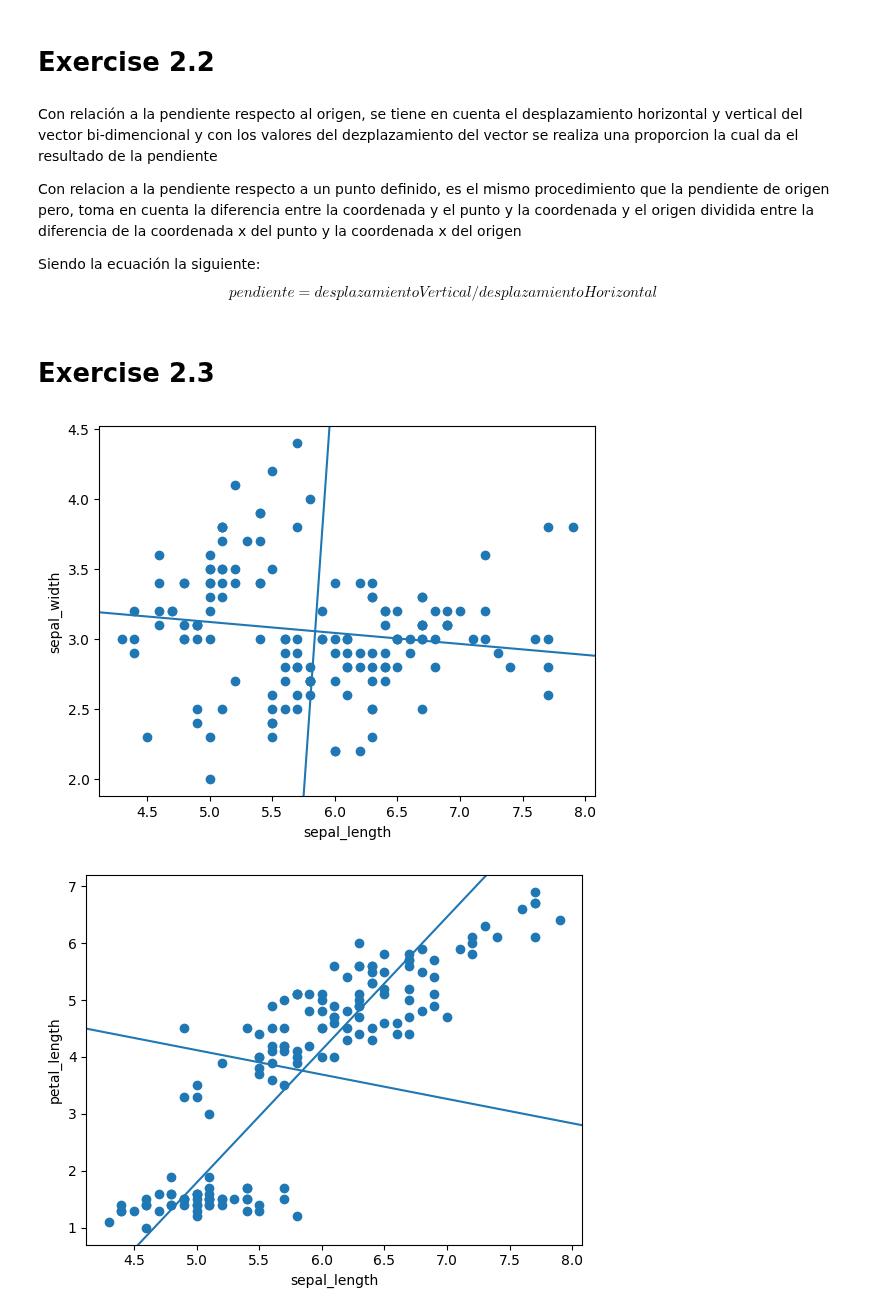
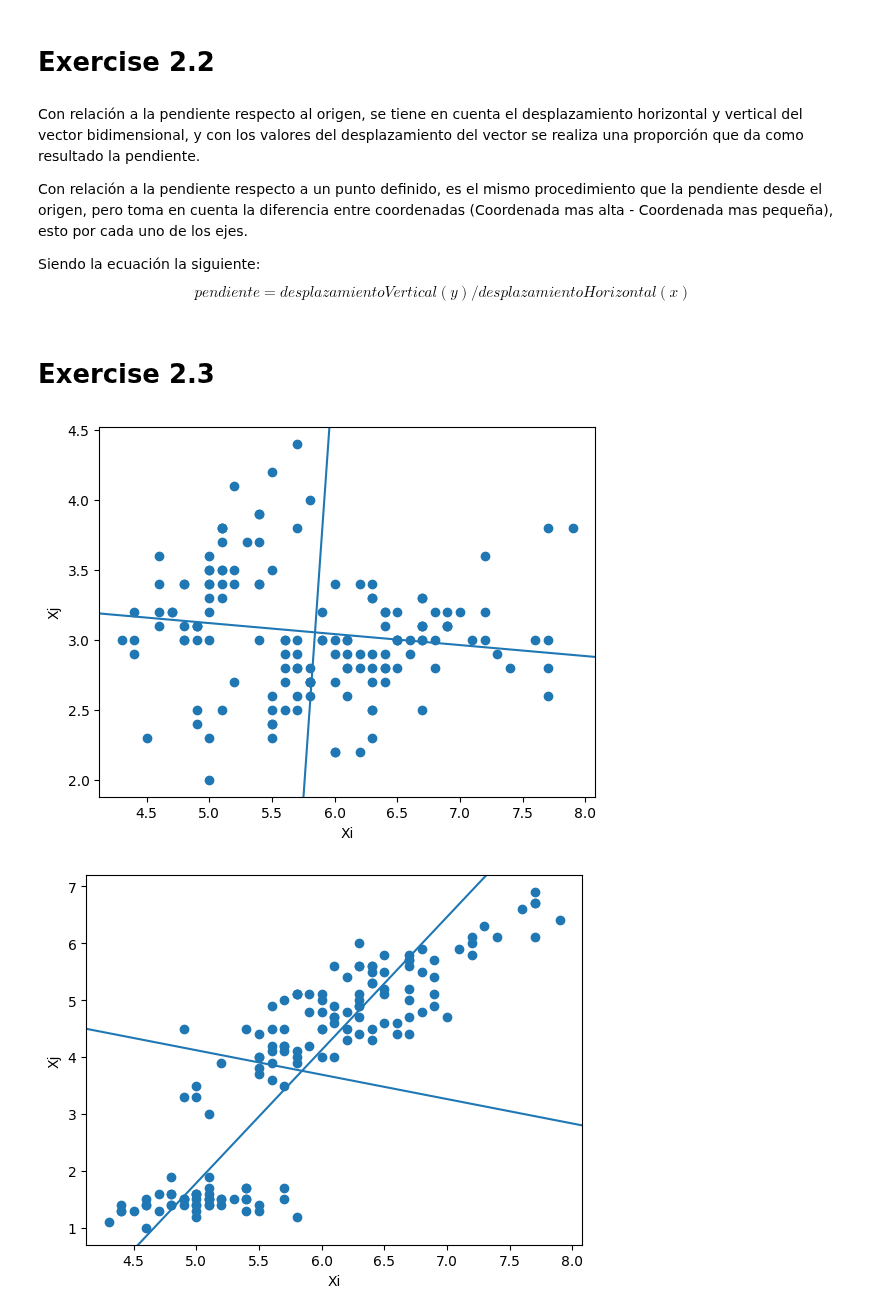
Before and after one commit to JuanDeutsch/DataSheets, a Jupyter notebook: Sheet2/bi2024-1-sheet2-exercise2-JuanDeutsch-CesarGiraldo-JulianPulido.ipynb, the cells around one changed output. Cells and saved outputs as stored; diff of their text form; code cells hidden in the pictures.

```diff
--- a/Sheet2/bi2024-1-sheet2-exercise2-JuanDeutsch-CesarGiraldo-JulianPulido.ipynb
+++ b/Sheet2/bi2024-1-sheet2-exercise2-JuanDeutsch-CesarGiraldo-JulianPulido.ipynb
@@ -45,52 +45,53 @@ cor: OK
 # %% [markdown]
 # Exercise 2.2
 # %% [markdown]
-Con relación a la pendiente respecto al origen, se tiene en cuenta el desplazamiento horizontal y vertical del vector bi-dimencional y con los valores del dezplazamiento del vector se realiza una proporcion la cual da el resultado de la pendiente
+Con relación a la pendiente respecto al origen, se tiene en cuenta el desplazamiento horizontal y vertical del vector bidimensional, y con los valores del desplazamiento del vector se realiza una proporción que da como resultado la pendiente.
 
-Con relacion a la pendiente respecto a un punto definido, es el mismo procedimiento que la pendiente de origen pero, toma en cuenta la diferencia entre la coordenada y el punto y la coordenada y el origen dividida entre la diferencia de la coordenada x del punto y la coordenada x del origen
+Con relación a la pendiente respecto a un punto definido, es el mismo procedimiento que la pendiente desde el origen, pero toma en cuenta la diferencia entre coordenadas (Coordenada mas alta - Coordenada mas pequeña), esto por cada uno de los ejes.
 
 Siendo la ecuación la siguiente:
-$$pendiente = desplazamientoVertical / desplazamientoHorizontal$$
+$$pendiente = desplazamientoVertical (y) / desplazamientoHorizontal (x)$$
 # %% [markdown]
 # Exercise 2.3
 # %%
 import matplotlib.pyplot as plt
 import itertools
 import pandas as pd
+
 data = pd.read_csv('https://raw.githubusercontent.com/uiuc-cse/data-fa14/gh-pages/data/iris.csv')
+# Esto es solo para preparar los datos con Iris, pero la función puede recibir cualquier conjunto de datos
 D = (data[['sepal_length', 'sepal_width', 'petal_length', 'petal_width']].values)
 
 def drawPrincipalDirections(D):
 
-    attribute_names = ['sepal_length', 'sepal_width', 'petal_length', 'petal_width']
     combColumns = list(itertools.combinations(range(D.shape[1]), 2))
 
     for combination in combColumns:
 
         Xi, Xj = combination
-        nameXi, nameXj = attribute_names[Xi], attribute_names[Xj]
+
 
         dataXij = D[:, [Xi, Xj]]
 
         mu = list(sum(row)/len(row) for row in zip(*dataXij))
         n = dataXij.shape[0]
         cov_mu = dataXij - mu
         cov = np.dot(cov_mu.T, cov_mu) / (n)
 
         eigenvalues, eigenvectors = np.linalg.eig(cov)
 
         #Arreglar el Xi ya que creo que los datos deben estar solo con min y maximo del Xi
         data_range = np.ptp(dataXij, axis=0)
 
         plt.scatter(dataXij[:, 0], dataXij[:, 1])
 
         for i in range(2):
             plt.axline((mu[0], mu[1]), slope=eigenvectors[1, i] / eigenvectors[0, i] )
 
-        plt.xlabel(f'{nameXi}')
-        plt.ylabel(f'{nameXj}')
+        plt.xlabel(f'Xi')
+        plt.ylabel(f'Xj')
         plt.show()
 drawPrincipalDirections(D)
 # %% [output]
-[figure, old version]
+[figure, new version]
-[figure, old version]
+[figure, new version]
```
Also changed, not shown: parts of 2 cells of this notebook, 1 other file.
